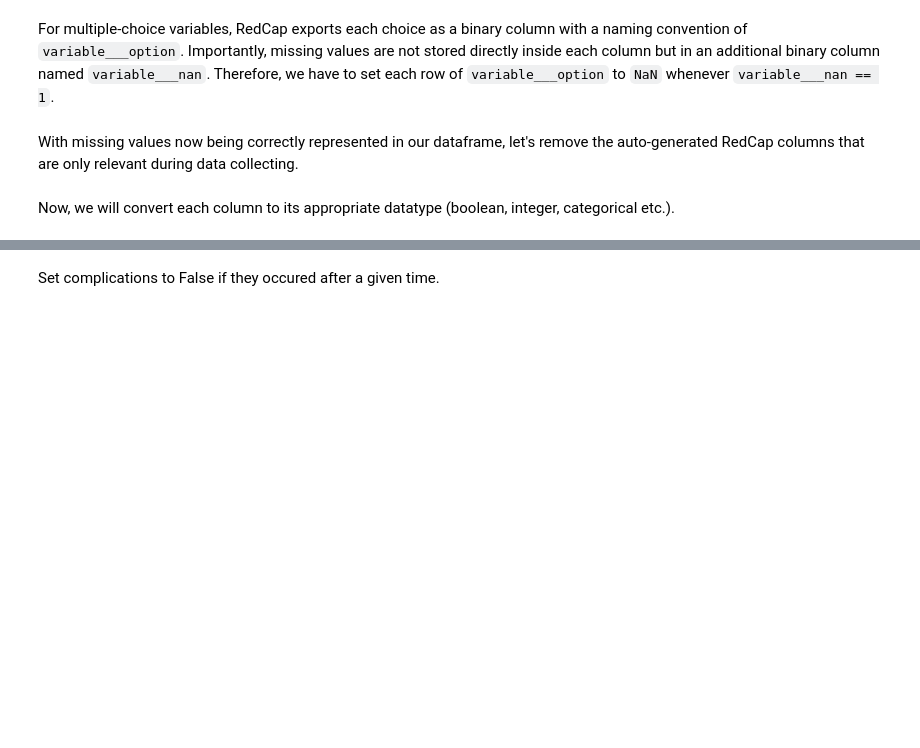
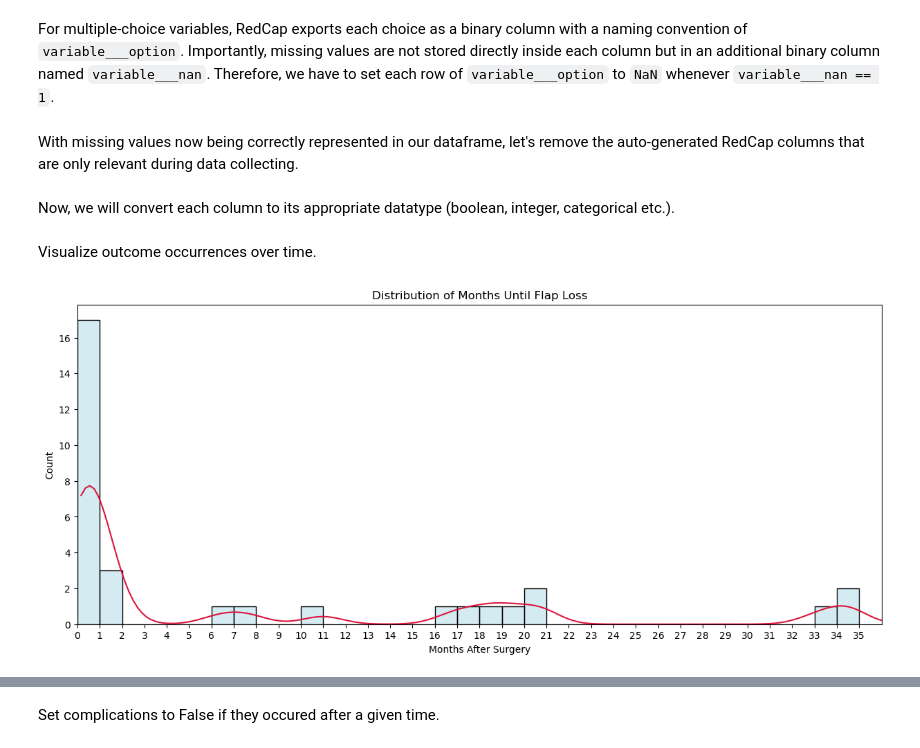
Before and after one commit to philipp-lampert/mymandible, a Jupyter notebook: data_science/01_data_preparation.ipynb, the cells around one changed output, grey strips where cells are left out. Saved outputs shown, nothing was run; the diff lists cells and outputs as text; code cells hidden in the pictures; blank space fills up the shorter version.

```diff
--- a/data_science/01_data_preparation.ipynb
+++ b/data_science/01_data_preparation.ipynb
@@ -27,7 +27,8 @@ for variable in multiple_choice_variables:
 # %% [markdown]
 With missing values now being correctly represented in our dataframe, let's remove the auto-generated RedCap columns that are only relevant during data collecting.
 # %%
-df = df.drop(["id", "predictors_complete", "outcomes_complete", "imaging_complete"], axis = 1)
+df = df.drop(["predictors_complete", "outcomes_complete", "imaging_complete"], axis = 1)
+df = df.drop(["flap_revision", "days_to_flap_revision", "complication___salivary_fistula", "days_to_salivary_fistula"], axis = 1)
 # %% [markdown]
 Now, we will convert each column to its appropriate datatype (boolean, integer, categorical etc.).
 # %%
@@ -80,3 +81,32 @@ for column in df.columns:
         for data_type in ["category", "string", "UInt8", "UInt16", "Float32"]:
             if column in data_types[data_type]:
                 df[column] = df[column].astype(data_type)
+# %% [markdown]
+Visualize outcome occurrences over time.
+# %%
+def make_histogram(title, values, bw):
+
+    values_in_months = np.array(values) * 0.0328767123
+
+    plt.figure(figsize=(15, 6))
+    bins = np.arange(0, 36, 1)
+    ax = sns.histplot(values_in_months, kde=True, kde_kws={'bw_adjust':bw}, color='lightblue', bins=bins)
+    ax.lines[0].set_color('crimson')
+    plt.title(title)
+    plt.xlabel("Months After Surgery")
+    plt.ylabel("Count")
+    #current_xticks = plt.xticks()[0]
+    #new_xticks = np.linspace(current_xticks[0], current_xticks[-1], num=len(current_xticks) * 5 - 4)
+    plt.xticks(np.arange(0, 36, 1))
+    plt.xlim(0, 36)
+    plt.show()
+# %%
+def plot_outcome_distribution(outcome_name, days_to_outcome_var, bw):
+
+    plot_df = df[df[days_to_outcome_var].notna()].copy()
+    plot_df[days_to_outcome_var] = plot_df[days_to_outcome_var].astype('int')
+    make_histogram(f"Distribution of Months Until {outcome_name}", plot_df[days_to_outcome_var], bw)
+# %%
+plot_outcome_distribution('Flap Loss', 'days_to_flap_loss', 0.15)
+# %% [output]
+[figure, added]
```
Also changed, not shown: parts of 16 cells of this notebook, 15 other files.
